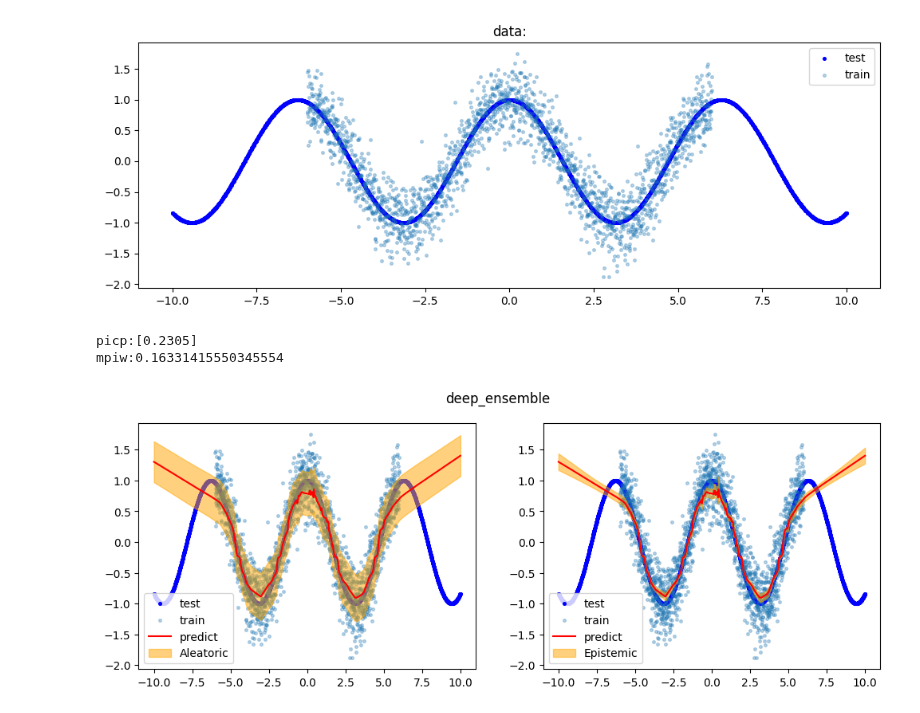
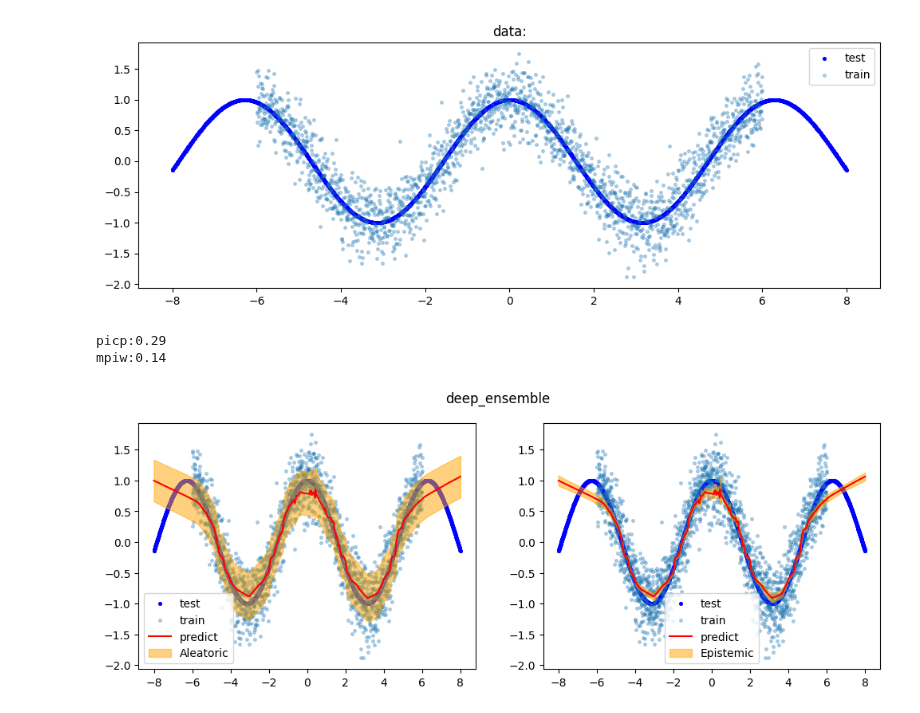
Before and after one commit to buyizhiyou/YYM, a Jupyter notebook: notebooks/deep_ensemble_regression.ipynb, the cells around one changed output. Cells and saved outputs as stored; diff of their text form; code cells hidden in the pictures.

```diff
--- a/notebooks/deep_ensemble_regression.ipynb
+++ b/notebooks/deep_ensemble_regression.ipynb
@@ -32,19 +32,19 @@ device = "cuda:0"
 net = EnsembleRegressionModel(models_path,device)
 # %%
 MEAN_FUN = np.cos
-x_train, y_train, x_test, y_test = gen_data(mean_fun=MEAN_FUN,std_const=0.3,train_abs=6,test_abs=10,occlude=False, hetero=False)
+x_train, y_train, x_test, y_test = gen_data(mean_fun=MEAN_FUN,std_const=0.3,train_abs=6,test_abs=8,occlude=False, hetero=False)
 # %% [output]
-[figure, old version]
+[figure, new version]
 # %%
 preds,preds_mean,au,eu = deep_ensemble_eval(net,x_test.to(device))
-print(f"picp:{picp(preds,y_test.numpy())}")
-print(f"mpiw:{mpiw(preds,y_test.numpy())}")
+print(f"picp:{picp(preds,y_test.numpy())[0]:.2f}")
+print(f"mpiw:{mpiw(preds,y_test.numpy()):.2f}")
 # %% [output]
-picp:[0.2305]
-mpiw:0.16331415550345554
+picp:0.29
+mpiw:0.14
 # %%
 fig_title="deep_ensemble"
 fig = visualize_uncertainty(fig_title,preds_mean,au,eu, x_train, y_train, x_test, y_test )
 save_fig(fig,"../results/deep_ensemble_regression/","homo.jpg")
 # %% [output]
-[figure, old version]
+[figure, new version]
```
Also changed, not shown: 6 other files.
